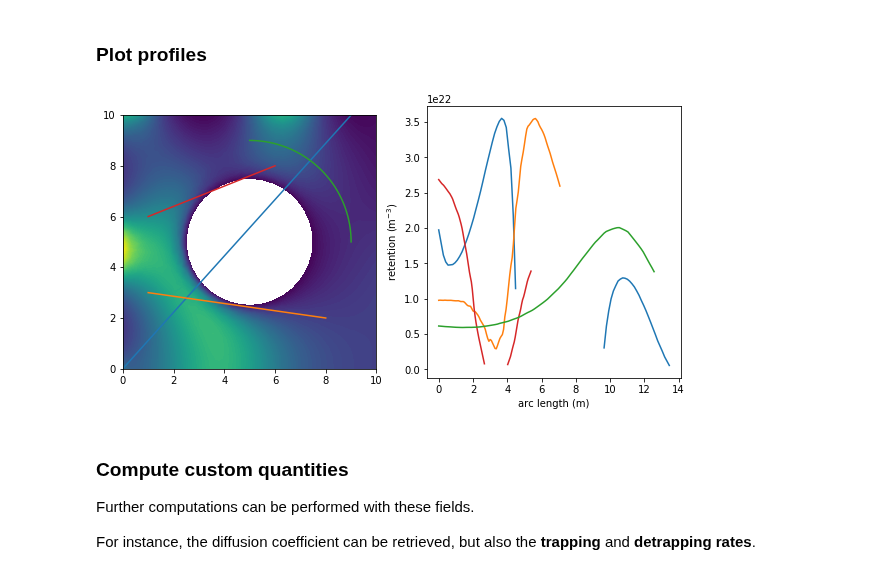
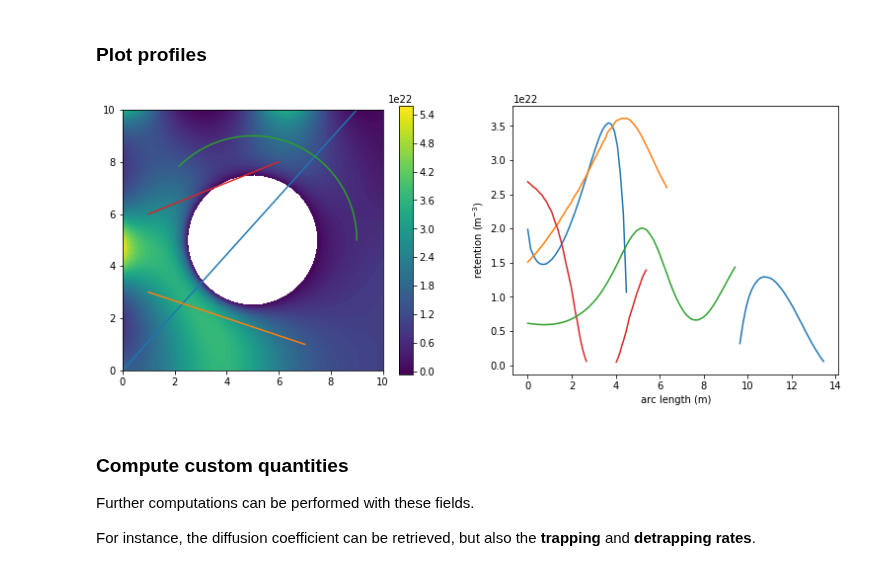
Before and after one commit to festim-dev/FESTIM, a Jupyter notebook: demos/demo_coupled_heat_transfer.ipynb, the cells around one changed output. Drawn from its saved outputs; the diff is of its cells as text; code cells hidden in the pictures.

Commit message:
new way of computing the arc length

```diff
--- a/demos/demo_coupled_heat_transfer.ipynb
+++ b/demos/demo_coupled_heat_transfer.ipynb
@@ -75,7 +75,7 @@ from mshr import Rectangle, Circle, generate_mesh
 lx = ly = 10
 cx = cy = lx / 2.0
 radius = 2.5
-res = 30
+res = 40
 rectangle = Rectangle(Point(0, 0), Point(lx, ly))
 hole = Circle(Point(cx, cy), radius)
 mesh_fenics = generate_mesh(rectangle - hole, res)
@@ -203,7 +203,7 @@ solving_parameters = {
     "type": "solve_stationary",
 
     "newton_solver": {
-        "absolute_tolerance": 1e10,
+        "absolute_tolerance": 1e-9,
         "relative_tolerance": 1e-9,
         "maximum_iterations": 50,
     },
@@ -276,65 +277,68 @@ CB = plt.colorbar(CF, label="Retention (m$^{-3}$)")
 ### Plot profiles
 # %%
 import numpy as np
+
+def compute_arc_length(xs, ys):
+    arc_length = [0.0]
+    points = np.vstack((xs, ys)).T
+
+    for i, point in enumerate(points[:-1]):
+        previous_point = points[i]
+        current_point = points[i+1]
+        distance = np.linalg.norm(current_point - previous_point)
+        arc_length.append(arc_length[-1] + distance)
+
+    return arc_length
+
 def profile(points_x, points_y, function):
     z = []
     for x, y in zip(points_x, points_y):
         try:
             z.append(function(x, y))
         except RuntimeError:
             z.append(float("nan"))
     return z
 
-def linear_profile(function, start_point, end_point, nb):
-    points_x = np.linspace(start_point[0], end_point[0], num=nb)
-    points_y = np.linspace(start_point[1], end_point[1], num=nb)
-    arc_length = []
-    for x, y in zip(points_x, points_y):
-        arc_length.append(np.linalg.norm(np.array([x, y]) - np.array(start_point)))
-    z = profile(points_x, points_y, function)
-    return z, arc_length, points_x, points_y
-
-def circular_profile(function, radius, angle, rotation, nb):
-    thetas = np.linspace(0, rotation, num=nb)
-    points_x = cx + radius*np.cos(thetas)
-    points_y = cy + radius*np.sin(thetas)
-    arc_length = []
-    for angle in thetas:
-        arc_length.append(2*angle*radius)
-    z = profile(points_x, points_y, function)
-    return z, arc_length, points_x, points_y
-
-
 # plot
-fig, axs = plt.subplots(1, 2, figsize=(10, 5))
+fig, axs = plt.subplots(1, 2, figsize=(13, 5))
 
 # plot the retention
 plt.sca(axs[0])
-plot(retention, levels=100)
+CF = plot(retention, levels=100)
+plt.colorbar(CF)
 
-start_points = [(0, 0), (8, 2), (1, 6)]
+start_points = [(0, 0), (7, 1), (1, 6)]
 end_points = [(9, 10), (1, 3), (6, 8)]
 colours = ["tab:blue", "tab:orange", "tab:red"]
 for start_point, end_point, colour in zip(start_points, end_points, colours):
     # compute the profile
-    z, arc_length, points_x, points_y = linear_profile(retention, start_point, end_point, nb=100)
+    points_x = np.linspace(start_point[0], end_point[0], num=100)
+    points_y = np.linspace(start_point[1], end_point[1], num=100)
+
+    z = profile(points_x, points_y, retention)
     # plot
     plt.sca(axs[0])
     plt.plot(points_x, points_y, color=colour)
     plt.sca(axs[1])
-    plt.plot(arc_length, z, color=colour)
+    plt.plot(compute_arc_length(points_x, points_y), z, color=colour)
+
+# circular profile
+thetas = np.linspace(0, 3/4*np.pi, num=100)
+radius = 4
+points_x = cx + radius*np.cos(thetas)
+points_y = cy + radius*np.sin(thetas)
+z = profile(points_x, points_y, retention)
+plt.sca(axs[0])
+plt.plot(points_x, points_y, color="tab:green")
+plt.sca(axs[1])
+plt.plot(compute_arc_length(points_x, points_y), z, color="tab:green")
+
 axs[1].set_xlabel("arc length (m)")
 axs[1].set_ylabel("retention (m$^{-3}$)")
 
-# circular profile
-z, arc_length, points_x, points_y = circular_profile(retention, 4, 0, np.pi/2, nb=100)
-plt.sca(axs[0])
-plt.plot(points_x, points_y, color="tab:green")
-plt.sca(axs[1])
-plt.plot(arc_length, z, color="tab:green")
 plt.show()
 # %% [output]
-[figure, old version]
+[figure, new version]
 # %% [markdown]
 ### Compute custom quantities
 
```
Also changed, not shown: parts of 3 cells of this notebook.
